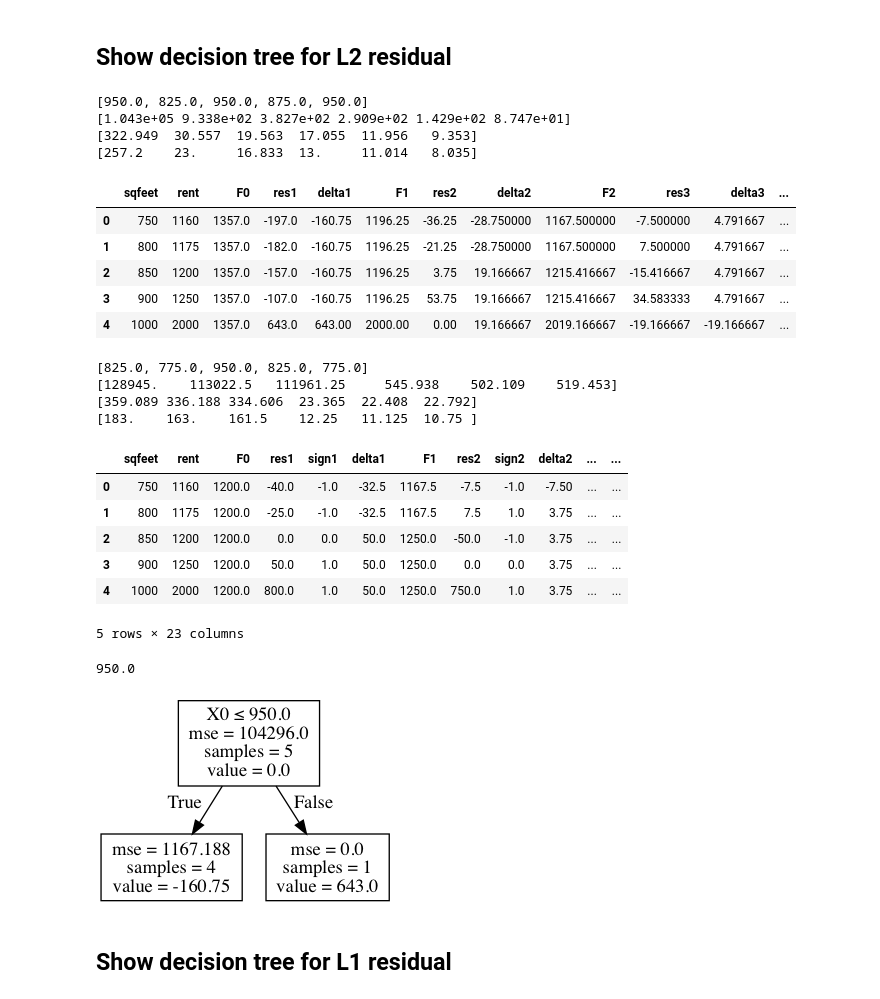
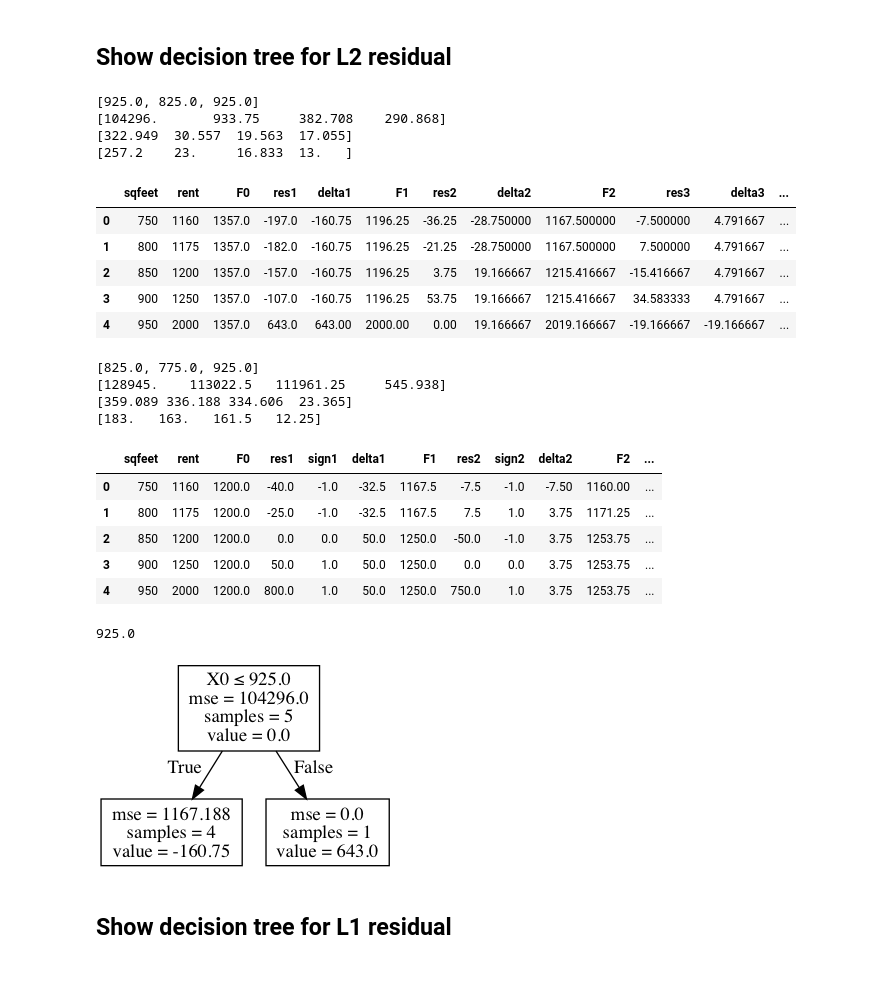
Before and after one commit to parrt/ml-articles, a Jupyter notebook: gradient-boosting/notebooks/dev-descent.ipynb, the cells around one changed output. Drawn from its saved outputs; the diff is of its cells as text; code cells hidden in the pictures.

```diff
--- a/gradient-boosting/notebooks/dev-descent.ipynb
+++ b/gradient-boosting/notebooks/dev-descent.ipynb
@@ -26,7 +26,7 @@ bookcolors = {'crimson': '#a50026', 'red': '#d73027', 'redorange': '#f46d43',
 def data():
 #     df = pd.DataFrame(data={"sqfeet":[700, 750, 800, 850, 900,950,1000]})
 #     df["rent"] = pd.Series([1160, 1160, 1175, 1200, 1280,1310,2000])
-    df = pd.DataFrame(data={"sqfeet":[750, 800, 850, 900,1000]})
+    df = pd.DataFrame(data={"sqfeet":[750, 800, 850, 900,950]})
     df["rent"] = pd.Series([1160, 1175, 1200, 1250,2000])
     df = df.sort_values('sqfeet')
     return df
@@ -161,7 +161,7 @@ def l1boost(df, ycol, eta, M):
     return GBM(f0, stumps, eta)
 # %%
 eta = 1.0
-M = 5
+M = 3
 gbm_l2 = l2boost(df_l2, 'rent', eta, M)
 print(gbm_l2.splits())
 mse = np.array([mean_squared_error(df_l2.rent, df_l2['F'+str(s)]) for s in range(M+1)])
@@ -174,40 +174,39 @@ print(mae)
 
 df_l2
 # %% [output]
-[950.0, 825.0, 950.0, 875.0, 950.0]
-[1.043e+05 9.338e+02 3.827e+02 2.909e+02 1.429e+02 8.747e+01]
-[322.949  30.557  19.563  17.055  11.956   9.353]
-[257.2    23.     16.833  13.     11.014   8.035]
+[925.0, 825.0, 925.0]
+[104296.       933.75     382.708    290.868]
+[322.949  30.557  19.563  17.055]
+[257.2    23.     16.833  13.   ]
 |  | sqfeet | rent | F0 | res1 | delta1 | F1 | res2 | delta2 | F2 | res3 | delta3 | ... |
 | 0 | 750 | 1160 | 1357.0 | -197.0 | -160.75 | 1196.25 | -36.25 | -28.750000 | 1167.500000 | -7.500000 | 4.791667 | ... |
 | 1 | 800 | 1175 | 1357.0 | -182.0 | -160.75 | 1196.25 | -21.25 | -28.750000 | 1167.500000 | 7.500000 | 4.791667 | ... |
 | 2 | 850 | 1200 | 1357.0 | -157.0 | -160.75 | 1196.25 | 3.75 | 19.166667 | 1215.416667 | -15.416667 | 4.791667 | ... |
 | 3 | 900 | 1250 | 1357.0 | -107.0 | -160.75 | 1196.25 | 53.75 | 19.166667 | 1215.416667 | 34.583333 | 4.791667 | ... |
-| 4 | 1000 | 2000 | 1357.0 | 643.0 | 643.00 | 2000.00 | 0.00 | 19.166667 | 2019.166667 | -19.166667 | -19.166667 | ... |
+| 4 | 950 | 2000 | 1357.0 | 643.0 | 643.00 | 2000.00 | 0.00 | 19.166667 | 2019.166667 | -19.166667 | -19.166667 | ... |
 # %%
 eta = 1.0
-M = 5
+M = 3
 gbm_l1 = l1boost(df_l1, 'rent', eta, M)
 print(gbm_l1.splits())
 mse = np.array([mean_squared_error(df_l1.rent, df_l1['F'+str(s)]) for s in range(M+1)])
 mse_sqrt = np.array(np.sqrt([mean_squared_error(df_l1.rent, df_l1['F'+str(s)]) for s in range(M+1)]))
 mae = np.array([mean_absolute_error(df_l1.rent, df_l1['F'+str(s)]) for s in range(M+1)])
 print(mse)
 print(mse_sqrt)
 print(mae)
 df_l1
 # %% [output]
-[825.0, 775.0, 950.0, 825.0, 775.0]
-[128945.    113022.5   111961.25     545.938    502.109    519.453]
-[359.089 336.188 334.606  23.365  22.408  22.792]
-[183.    163.    161.5    12.25   11.125  10.75 ]
+[825.0, 775.0, 925.0]
+[128945.    113022.5   111961.25     545.938]
+[359.089 336.188 334.606  23.365]
+[183.   163.   161.5   12.25]
-|  | sqfeet | rent | F0 | res1 | sign1 | delta1 | F1 | res2 | sign2 | delta2 | ... | ... |
-| 0 | 750 | 1160 | 1200.0 | -40.0 | -1.0 | -32.5 | 1167.5 | -7.5 | -1.0 | -7.50 | ... | ... |
-| 1 | 800 | 1175 | 1200.0 | -25.0 | -1.0 | -32.5 | 1167.5 | 7.5 | 1.0 | 3.75 | ... | ... |
-| 2 | 850 | 1200 | 1200.0 | 0.0 | 0.0 | 50.0 | 1250.0 | -50.0 | -1.0 | 3.75 | ... | ... |
-| 3 | 900 | 1250 | 1200.0 | 50.0 | 1.0 | 50.0 | 1250.0 | 0.0 | 0.0 | 3.75 | ... | ... |
-| 4 | 1000 | 2000 | 1200.0 | 800.0 | 1.0 | 50.0 | 1250.0 | 750.0 | 1.0 | 3.75 | ... | ... |
+|  | sqfeet | rent | F0 | res1 | sign1 | delta1 | F1 | res2 | sign2 | delta2 | F2 | ... |
+| 0 | 750 | 1160 | 1200.0 | -40.0 | -1.0 | -32.5 | 1167.5 | -7.5 | -1.0 | -7.50 | 1160.00 | ... |
+| 1 | 800 | 1175 | 1200.0 | -25.0 | -1.0 | -32.5 | 1167.5 | 7.5 | 1.0 | 3.75 | 1171.25 | ... |
+| 2 | 850 | 1200 | 1200.0 | 0.0 | 0.0 | 50.0 | 1250.0 | -50.0 | -1.0 | 3.75 | 1253.75 | ... |
+| 3 | 900 | 1250 | 1200.0 | 50.0 | 1.0 | 50.0 | 1250.0 | 0.0 | 0.0 | 3.75 | 1253.75 | ... |
+| 4 | 950 | 2000 | 1200.0 | 800.0 | 1.0 | 50.0 | 1250.0 | 750.0 | 1.0 | 3.75 | 1253.75 | ... |
-5 rows × 23 columns
 # %%
 # t = tree.DecisionTreeRegressor(max_depth=1)
 # t.fit(df.sqfeet.values.reshape(-1, 1), df.res1)
@@ -223,7 +222,7 @@ tree.export_graphviz(t.tree_, dot_data, special_characters=True)
 graph = pydotplus.graph_from_dot_data(dot_data.getvalue())
 Image(graph.create_png())
 # %% [output]
-950.0
+925.0
 [figure]
 # %% [markdown]
 ## Show decision tree for L1 residual
```
Also changed, not shown: parts of 1 cell of this notebook.
